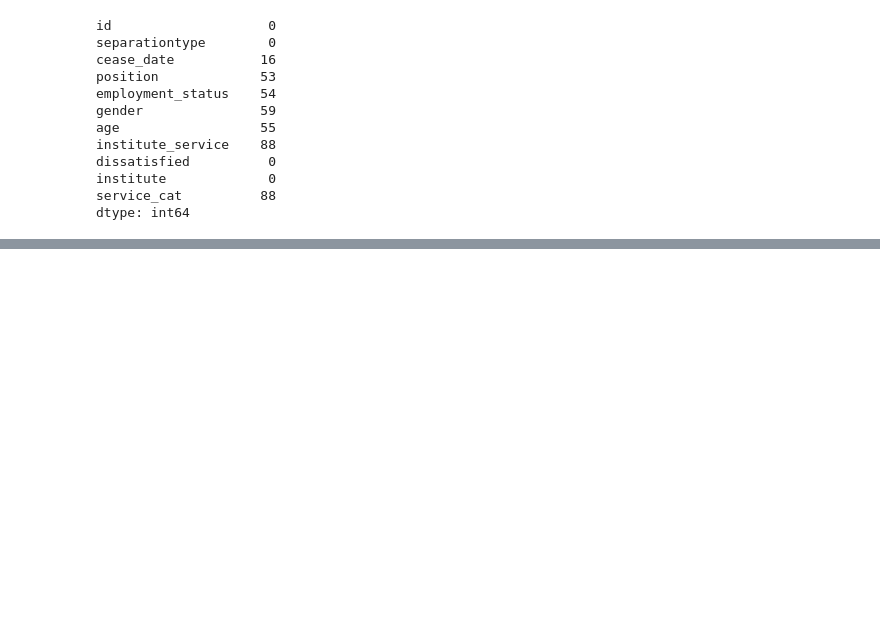
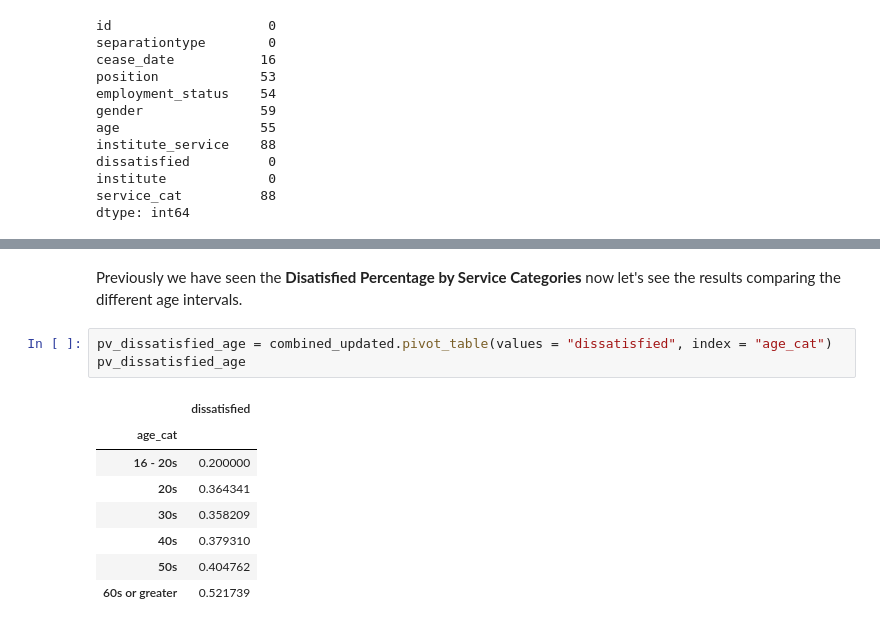
Before and after one commit to raduspaimoc/DataQuest-Projects, a Jupyter notebook: Guided Project_ Clean And Analyze Employee Exit Surveys/Clean And Analyze Employee Exit Surveys.ipynb, the cells around one changed output, grey strips where cells are left out. Cells and saved outputs as stored; diff of their text form; blank space fills up the shorter version.

```diff
--- a/Guided Project_ Clean And Analyze Employee Exit Surveys/Clean And Analyze Employee Exit Surveys.ipynb
+++ b/Guided Project_ Clean And Analyze Employee Exit Surveys/Clean And Analyze Employee Exit Surveys.ipynb
@@ -995,0 +1081,14 @@ Created a new column indicating if an employee resigned because they were dissat
+# %% [markdown]
+Previously we have seen the __Disatisfied Percentage by Service Categories__ now let's see the results comparing the different age intervals.
+# %%
+pv_dissatisfied_age = combined_updated.pivot_table(values = "dissatisfied", index = "age_cat")
+pv_dissatisfied_age
+# %% [output]
+|  | dissatisfied |
+| age_cat |  |
+| 16 - 20s | 0.200000 |
+| 20s | 0.364341 |
+| 30s | 0.358209 |
+| 40s | 0.379310 |
+| 50s | 0.404762 |
+| 60s or greater | 0.521739 |
```
Also changed, not shown: parts of 23 cells of this notebook.
